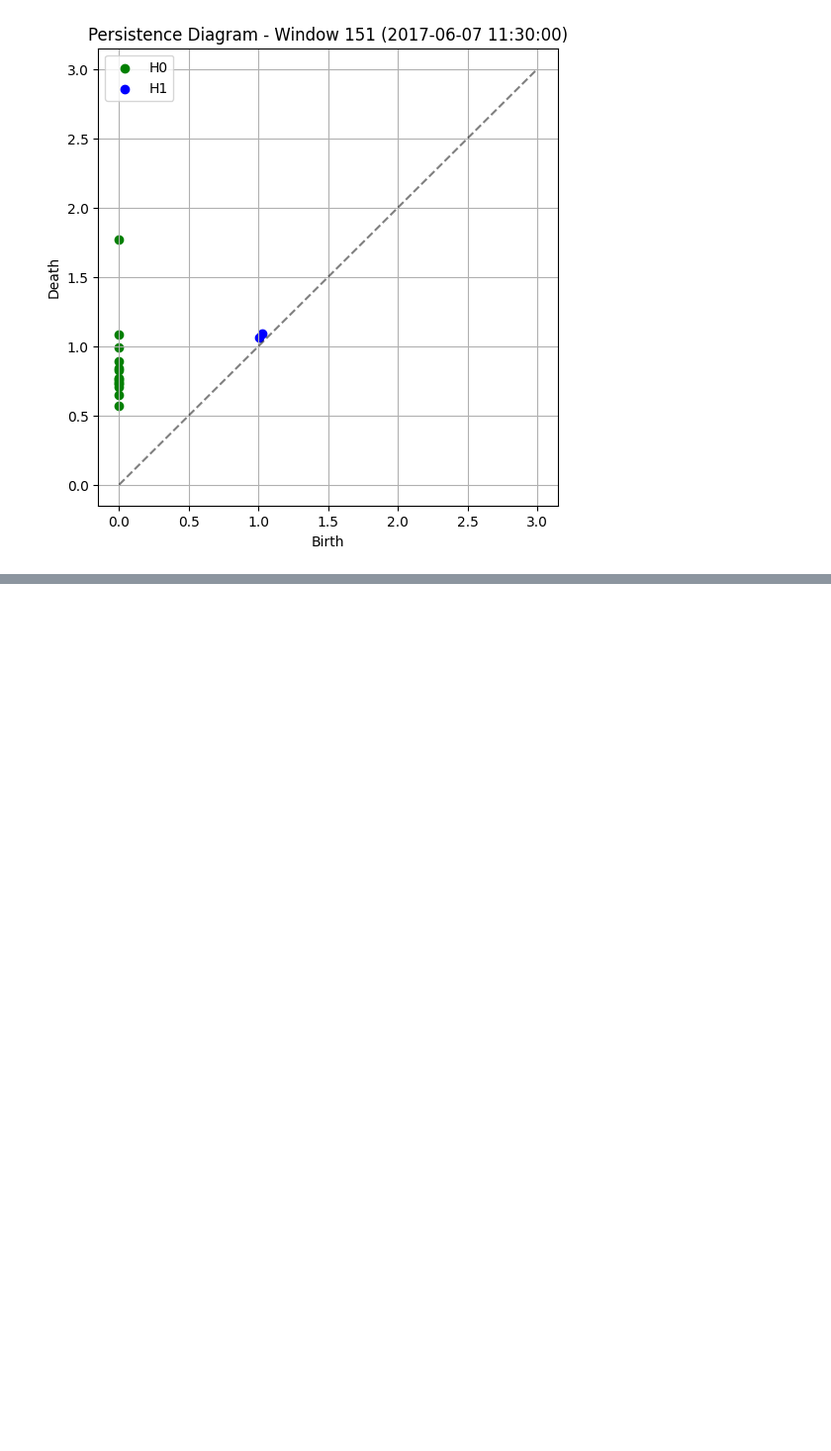
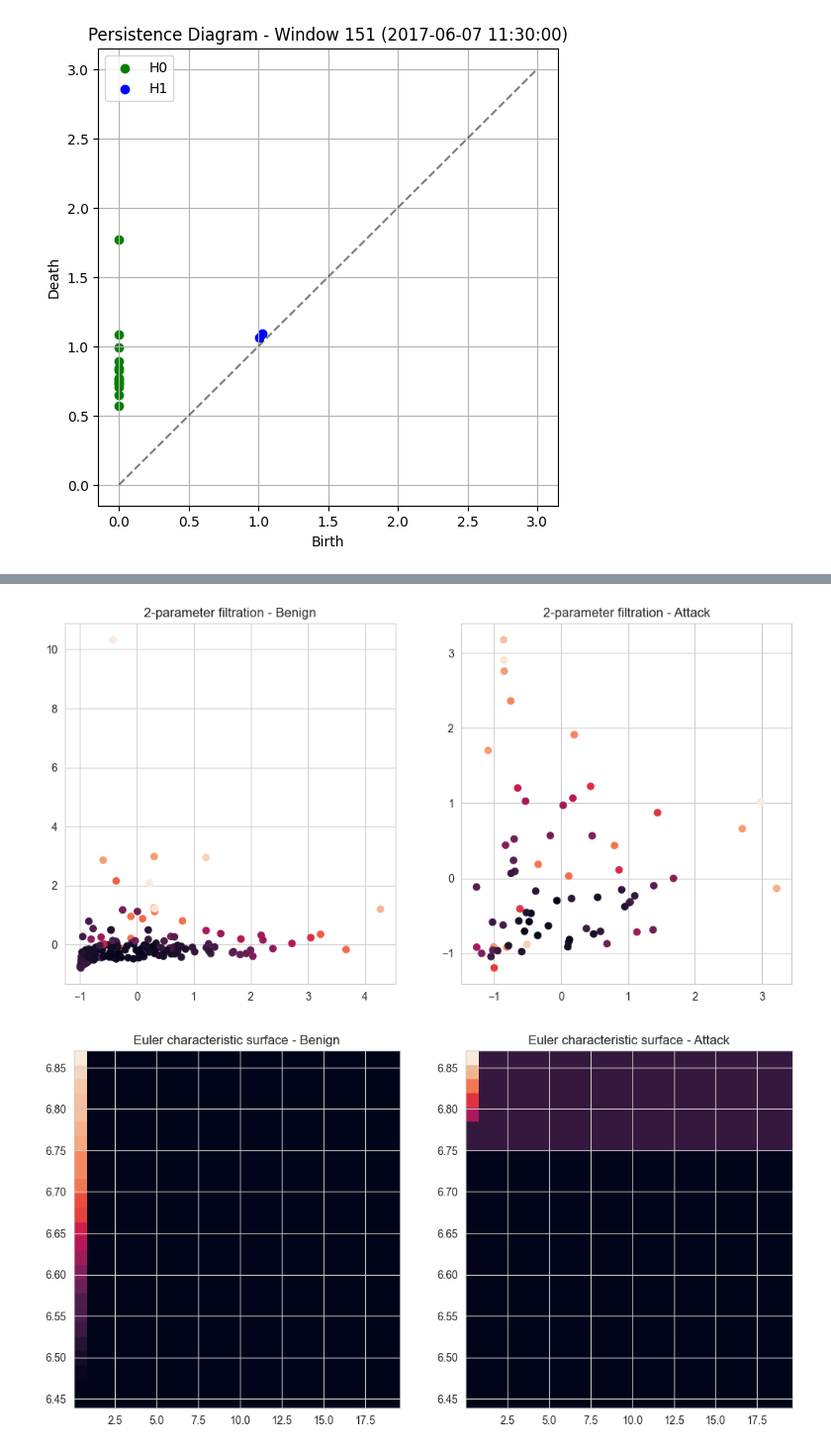
Before and after one commit to jasonwvh/tda-cicids2017, a Jupyter notebook: eda.ipynb, the cells around one changed output, grey strips where cells are left out. Shown at 99% size. Saved outputs shown, nothing was run; the diff lists cells and outputs as text; code cells hidden in the pictures; blank space fills up the shorter version.

```diff
--- a/eda.ipynb
+++ b/eda.ipynb
@@ -379,0 +468,43 @@ for window_idx in range(0, len(df_scaled) - window_samples + 1, step_samples):
+# %%
+b_codensity_filt = codensity(embedding_benigns)
+a_codensity_filt = codensity(embedding_attacks)
+
+b_vec_st2 = vectorize_st(b_st, filtrations=[b_codensity_filt])
+a_vec_st2 = vectorize_st(a_st, filtrations=[a_codensity_filt])
+
+fig, ax = plt.subplots(1, 2, figsize=(12, 6))
+ax[0].scatter(embedding_benigns[:,0], embedding_benigns[:,1], c=b_codensity_filt)
+ax[0].set_title('2-parameter filtration - Benign')
+ax[1].scatter(embedding_attacks[:,0], embedding_attacks[:,1], c=a_codensity_filt)
+ax[1].set_title('2-parameter filtration - Attack')
+plt.show()
+
+euler_profile = EulerCharacteristicProfile(resolution=(25,25), quantiles=[(0, 0.5), (0, 0.5)], pt_cld=True, normalize=False, flatten=False)
+b_ecs = euler_profile.fit_transform(b_vec_st2)
+a_ecs = euler_profile.fit_transform(a_vec_st2)
+
+extent = list(euler_profile.val_ranges[0]) + list(euler_profile.val_ranges[1])
+
+fig, ax = plt.subplots(1, 2, figsize=(12, 6))
+ax[0].imshow(b_ecs, origin='lower', extent=extent, aspect='auto')
+ax[0].set_title('Euler characteristic surface - Benign')
+ax[1].imshow(a_ecs, origin='lower', extent=extent, aspect='auto')
+ax[1].set_title('Euler characteristic surface - Attack')
+plt.show()
+
+radon_transform = RadonTransform(resolution=(25,25), quantiles=[0.1, 0.5], pt_cld=True, normalize=False, flatten=False)
+
+b_rdn = radon_transform.fit_transform(b_vec_st2)
+a_rdn = radon_transform.fit_transform(a_vec_st2)
+
+extent = list(radon_transform.val_ranges[0])+list(radon_transform.val_ranges[1])
+
+fig, ax = plt.subplots(1, 2, figsize=(12, 6))
+ax[0].imshow(b_rdn, origin='lower', extent=extent, aspect='auto')
+ax[0].set_title('Euler characteristic surface - Benign')
+ax[1].imshow(a_rdn, origin='lower', extent=extent, aspect='auto')
+ax[1].set_title('Euler characteristic surface - Attack')
+plt.show()
+# %% [output]
+[figure, added]
+[figure, added]
```
Also changed, not shown: parts of 9 cells of this notebook.
